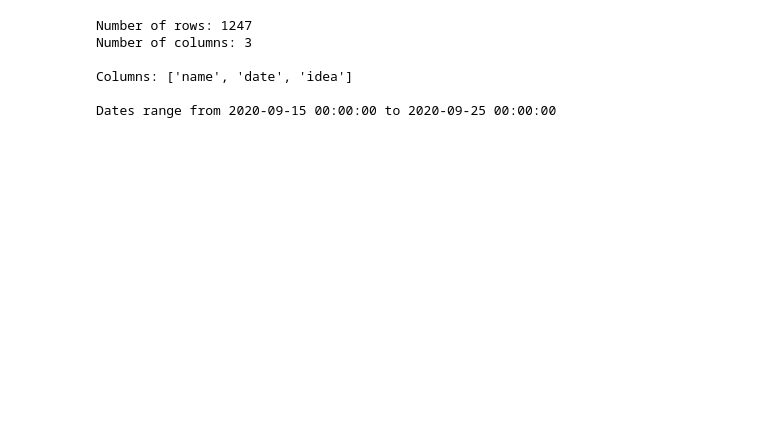
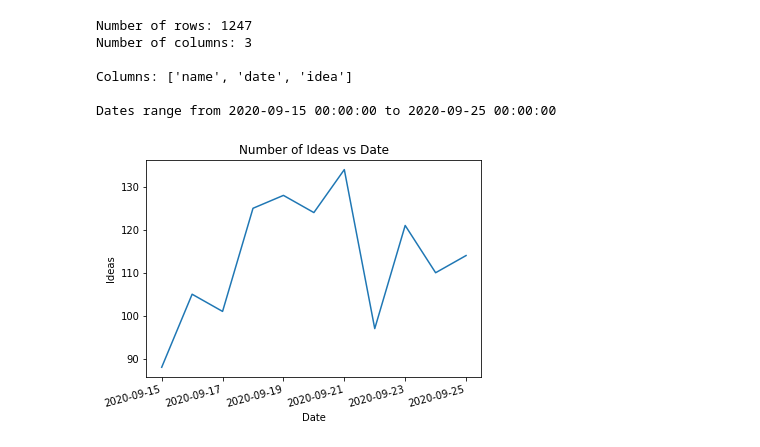
Before and after one commit to ys-lin14/skyscraper, a Jupyter notebook: 2_data_exploration.ipynb, the cells around one changed output. Saved outputs shown, nothing was run; the diff lists cells and outputs as text; code cells hidden in the pictures; blank space fills up the shorter version.

Commit message:
add lineplot for ideas vs date

```diff
--- a/2_data_exploration.ipynb
+++ b/2_data_exploration.ipynb
@@ -24,6 +25,18 @@ Number of columns: 3
 Columns: ['name', 'date', 'idea']
 
 Dates range from 2020-09-15 00:00:00 to 2020-09-25 00:00:00
+# %%
+idea_counts = dates.value_counts()
+idea_date_plot = sns.lineplot(x=idea_counts.index, y=idea_counts)
+idea_date_plot.set(
+    title='Number of Ideas vs Date',
+    xlabel='Date',
+    ylabel='Ideas'
+)
+plt.xticks(rotation='15', ha='right')
+plt.show()
+# %% [output]
+[figure, added]
 # %%
 text = ' '.join(idea_data['idea'])
 sky_mask = np.array(Image.open('data/sky_mask.jpg'))
```
Also changed, not shown: parts of 2 cells of this notebook.
